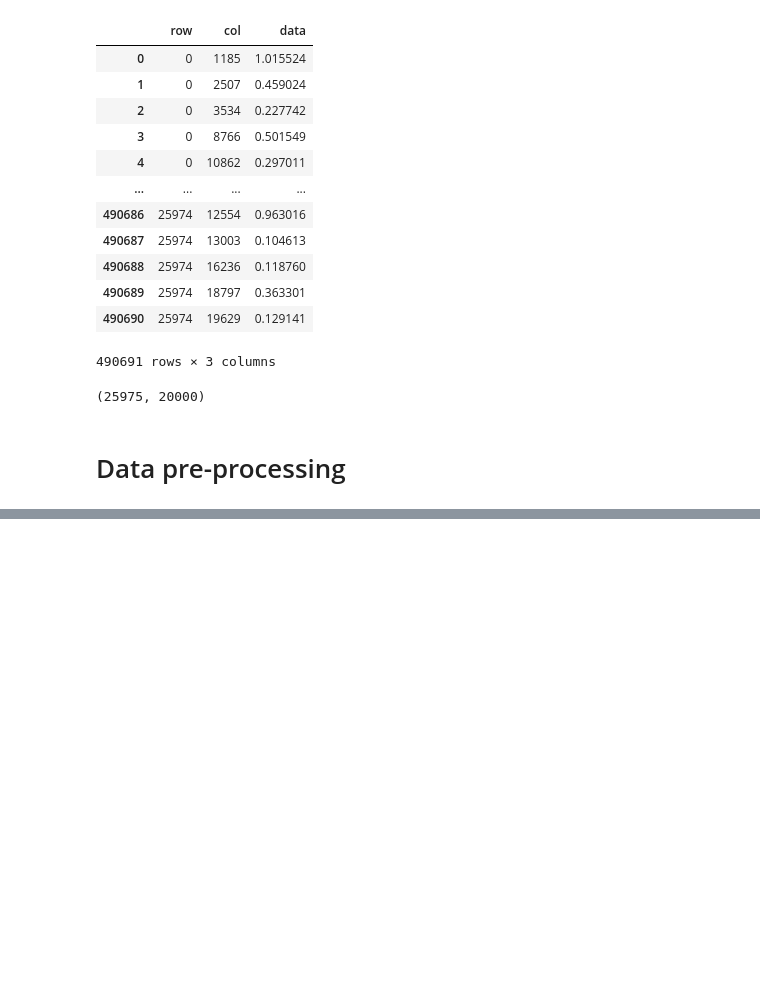
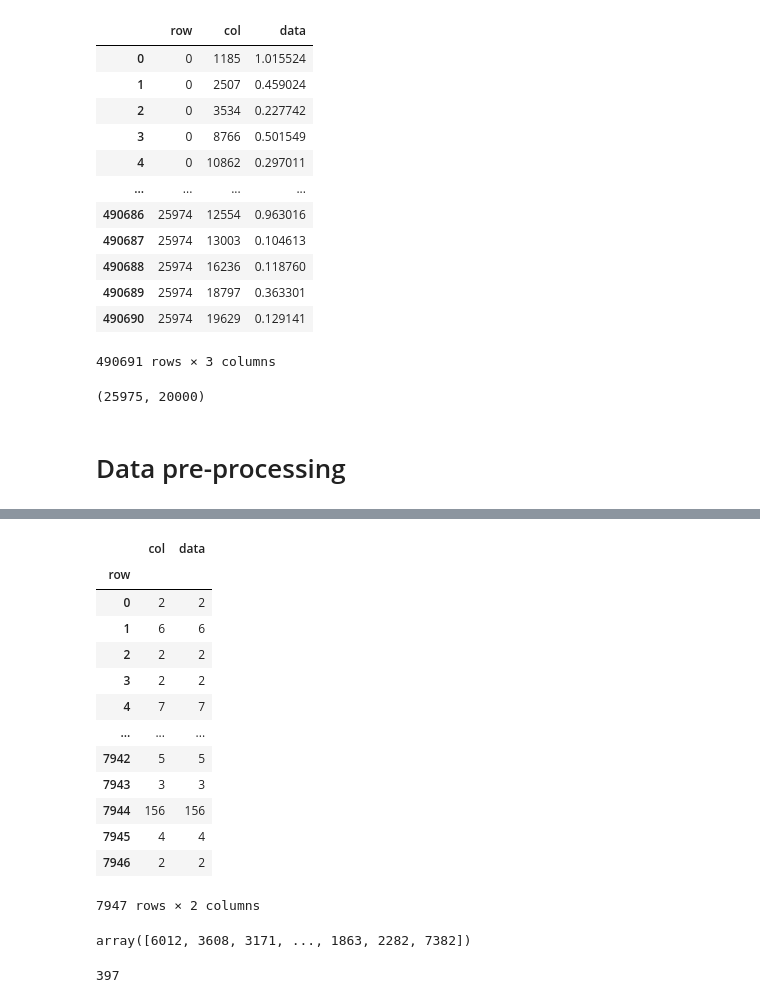
Before and after one commit to mattiasu96/Recommender-Systems-Challenge, a Jupyter notebook: New Challenge Data/RecommenderWithSplitUser.ipynb, the cells around one changed output, grey strips where cells are left out. Cells and saved outputs as stored; diff of their text form; code cells hidden in the pictures; blank space fills up the shorter version.

```diff
--- a/New Challenge Data/RecommenderWithSplitUser.ipynb
+++ b/New Challenge Data/RecommenderWithSplitUser.ipynb
@@ -205,5 +146,34 @@ TopPopRecommender: URM Detected 1974 (7.60 %) cold items.
 # %%
 # userei un CF per warm
 # CBF per i cold
+# %%
+grouped_users = dataset.groupby(['row']).count()
+grouped_users
+# %% [output]
+|  | col | data |
+| row |  |  |
+| 0 | 2 | 2 |
+| 1 | 6 | 6 |
+| 2 | 2 | 2 |
+| 3 | 2 | 2 |
+| 4 | 7 | 7 |
+| ... | ... | ... |
+| 7942 | 5 | 5 |
+| 7943 | 3 | 3 |
+| 7944 | 156 | 156 |
+| 7945 | 4 | 4 |
+| 7946 | 2 | 2 |
+7947 rows × 2 columns
+# %%
+sorted_users = grouped_users.sort_values(by=['col'], ascending=True)
+sorted_users = sorted_users.index.to_numpy()
+sorted_users
+# %% [output]
+array([6012, 3608, 3171, ..., 1863, 2282, 7382])
+# %%
+block_size = int(len(sorted_users)*0.05)
+block_size
+# %% [output]
+397
 # %%
 
```
Also changed, not shown: parts of 8 cells of this notebook.
